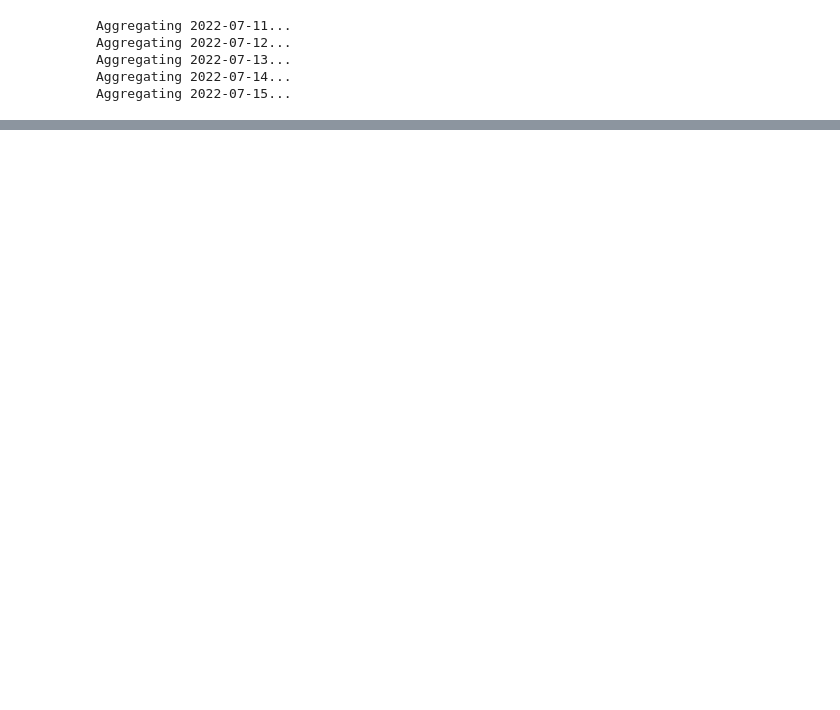
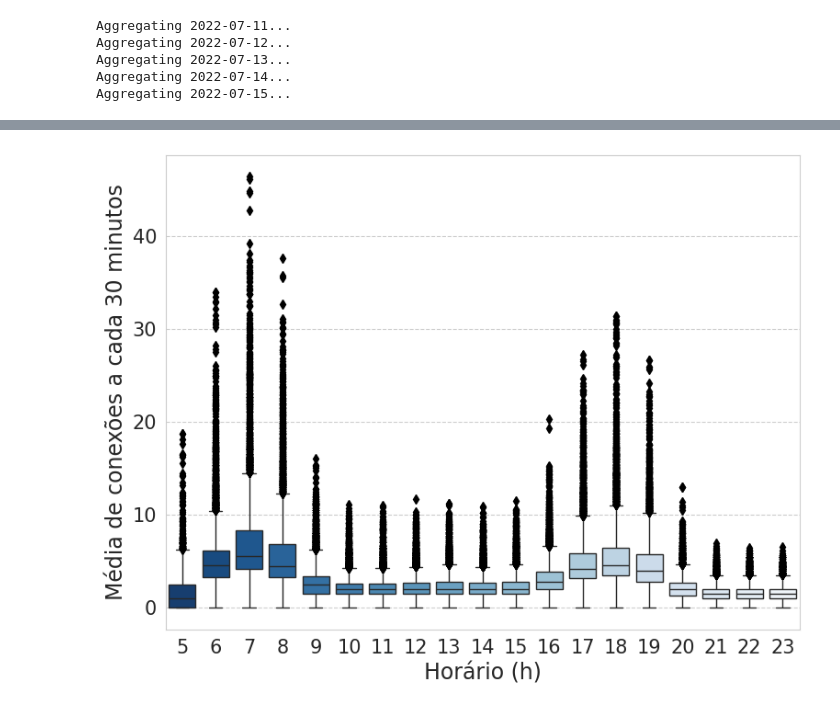
Before and after one commit to jcnborges/busanalysis, a Jupyter notebook: notebooks/doutorado/connection_analysis.ipynb, the cells around one changed output, grey strips where cells are left out. Drawn from its saved outputs; the diff is of its cells as text; code cells hidden in the pictures; blank space fills up the shorter version.

```diff
--- a/notebooks/doutorado/connection_analysis.ipynb
+++ b/notebooks/doutorado/connection_analysis.ipynb
@@ -467,0 +506,18 @@ plt.savefig('boxplot_avg_conn.png', format='png', dpi=300)
+# %%
+fig, axes = plt.subplots(figsize = (8.9, 6.7))
+sns.set_style("whitegrid", {'grid.linestyle': '--'})
+flierprops = dict(marker = 'd', markerfacecolor = 'black', markersize = 5,  markeredgecolor = 'black')
+meanprops = dict(marker = '+', markerfacecolor = 'black', markersize = 10,  markeredgecolor = 'black')
+g = sns.boxplot(
+    x = select_pairs.hour, y = select_pairs.conn_count, linewidth = 1.0,
+    hue = select_pairs.hour, legend = False,
+    palette = sns.color_palette("Blues_r", len(select_pairs.hour.unique())),
+    notch = False, showfliers = True, ax = axes, showmeans = False,
+    flierprops = flierprops, meanprops = meanprops
+)
+g.tick_params(labelsize = 15)
+g.set_xlabel("Horário (h)", fontsize = 17)
+g.set_ylabel("Média de conexões a cada 30 minutos", fontsize = 17);
+plt.savefig('selected_pairs_boxplot.png', format='png', dpi=300)
+# %% [output]
+[figure, added]
```
Also changed, not shown: parts of 23 cells of this notebook, 11 other files.
